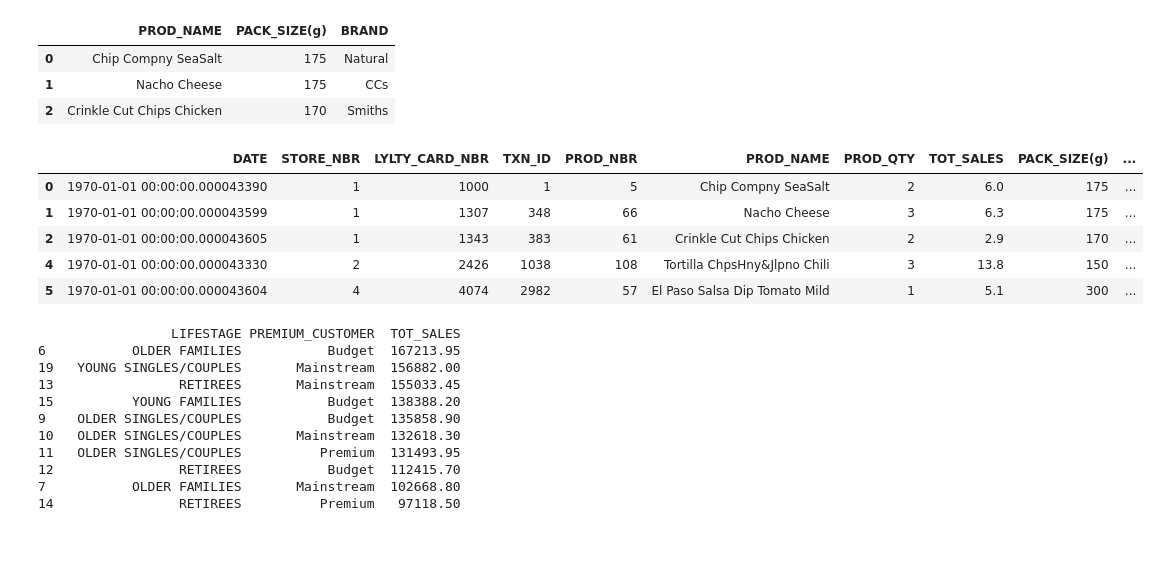
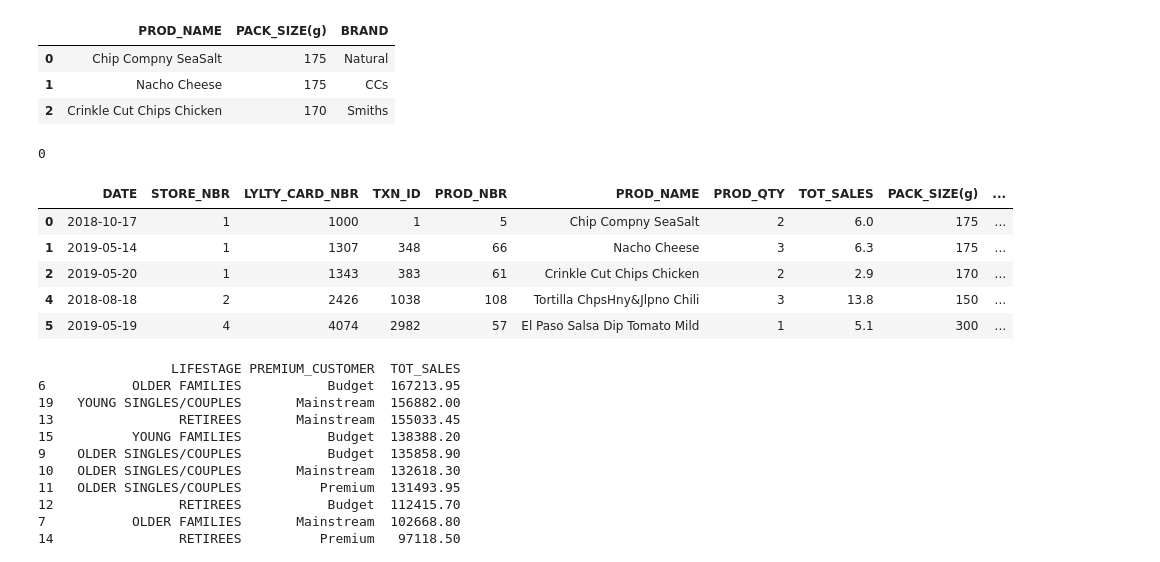
Before and after one commit to JoshuaPaul-lasisi/Quantium-Internship---Forage, a Jupyter notebook: notebooks/task 1.ipynb, the cells around one changed output. Saved outputs shown, nothing was run; the diff lists cells and outputs as text; code cells hidden in the pictures.

```diff
--- a/notebooks/task 1.ipynb
+++ b/notebooks/task 1.ipynb
@@ -54,9 +54,6 @@ dtypes: float64(1), int64(6), object(1)
 memory usage: 16.2+ MB
 None
 # %%
-# Convert date column to datetime
-transaction['DATE'] = pd.to_datetime(transaction['DATE'])
-
 # Extract the pack size and remove it from the product name column
 transaction['PROD_NAME'] = transaction['PROD_NAME'].str.replace(r'g$', '', regex=True)
 transaction['PACK_SIZE(g)'] = transaction['PROD_NAME'].str.extract(r'(\d+)').astype(int)
@@ -82,33 +79,43 @@ transaction[['PROD_NAME', 'PACK_SIZE(g)', 'BRAND']].head(3)
 # %%
 # Merge the datasets
 data = pd.merge(transaction, purchase, on = 'LYLTY_CARD_NBR')
 
 # Identify outliers in TOT_SALES and PROD_QTY
 q1_sales, q3_sales = np.percentile(data['TOT_SALES'], [25, 75])
 iqr_sales = q3_sales - q1_sales
 lower_bound_sales = q1_sales - 1.5 * iqr_sales
 upper_bound_sales = q3_sales + 1.5 * iqr_sales
 
 # Remove outliers
 data = data[(data['TOT_SALES'] >= lower_bound_sales) & (data['TOT_SALES'] <= upper_bound_sales)]
 
+# Ensure TOT_SALES is numeric
+data['TOT_SALES'] = pd.to_numeric(data['TOT_SALES'], errors='coerce')
+
+# Check for NaN values after conversion
+print(data['TOT_SALES'].isna().sum())
+
+# Drop rows with NaN values in TOT_SALES
+data = data.dropna(subset=['TOT_SALES'])
+
 # Confirm if there are any missing values
 data.isnull().sum()
 
 # save the merged dataset as csv
 folder_path = '../data/processed/'
 os.makedirs(folder_path, exist_ok=True)
 data.to_csv(f'{folder_path}QVI_merged_data.csv', index=False)
 
 # view the dataset
 data.head()
 # %% [output]
+0
 |  | DATE | STORE_NBR | LYLTY_CARD_NBR | TXN_ID | PROD_NBR | PROD_NAME | PROD_QTY | TOT_SALES | PACK_SIZE(g) | ... |
-| 0 | 1970-01-01 00:00:00.000043390 | 1 | 1000 | 1 | 5 | Chip Compny SeaSalt | 2 | 6.0 | 175 | ... |
-| 1 | 1970-01-01 00:00:00.000043599 | 1 | 1307 | 348 | 66 | Nacho Cheese | 3 | 6.3 | 175 | ... |
-| 2 | 1970-01-01 00:00:00.000043605 | 1 | 1343 | 383 | 61 | Crinkle Cut Chips Chicken | 2 | 2.9 | 170 | ... |
-| 4 | 1970-01-01 00:00:00.000043330 | 2 | 2426 | 1038 | 108 | Tortilla ChpsHny&Jlpno Chili | 3 | 13.8 | 150 | ... |
-| 5 | 1970-01-01 00:00:00.000043604 | 4 | 4074 | 2982 | 57 | El Paso Salsa Dip Tomato Mild | 1 | 5.1 | 300 | ... |
+| 0 | 2018-10-17 | 1 | 1000 | 1 | 5 | Chip Compny SeaSalt | 2 | 6.0 | 175 | ... |
+| 1 | 2019-05-14 | 1 | 1307 | 348 | 66 | Nacho Cheese | 3 | 6.3 | 175 | ... |
+| 2 | 2019-05-20 | 1 | 1343 | 383 | 61 | Crinkle Cut Chips Chicken | 2 | 2.9 | 170 | ... |
+| 4 | 2018-08-18 | 2 | 2426 | 1038 | 108 | Tortilla ChpsHny&Jlpno Chili | 3 | 13.8 | 150 | ... |
+| 5 | 2019-05-19 | 4 | 4074 | 2982 | 57 | El Paso Salsa Dip Tomato Mild | 1 | 5.1 | 300 | ... |
 # %%
 # Image folder for visualization reports
 image_folder = '../reports/images/'
```
Also changed, not shown: parts of 4 cells of this notebook, 3 other files.
